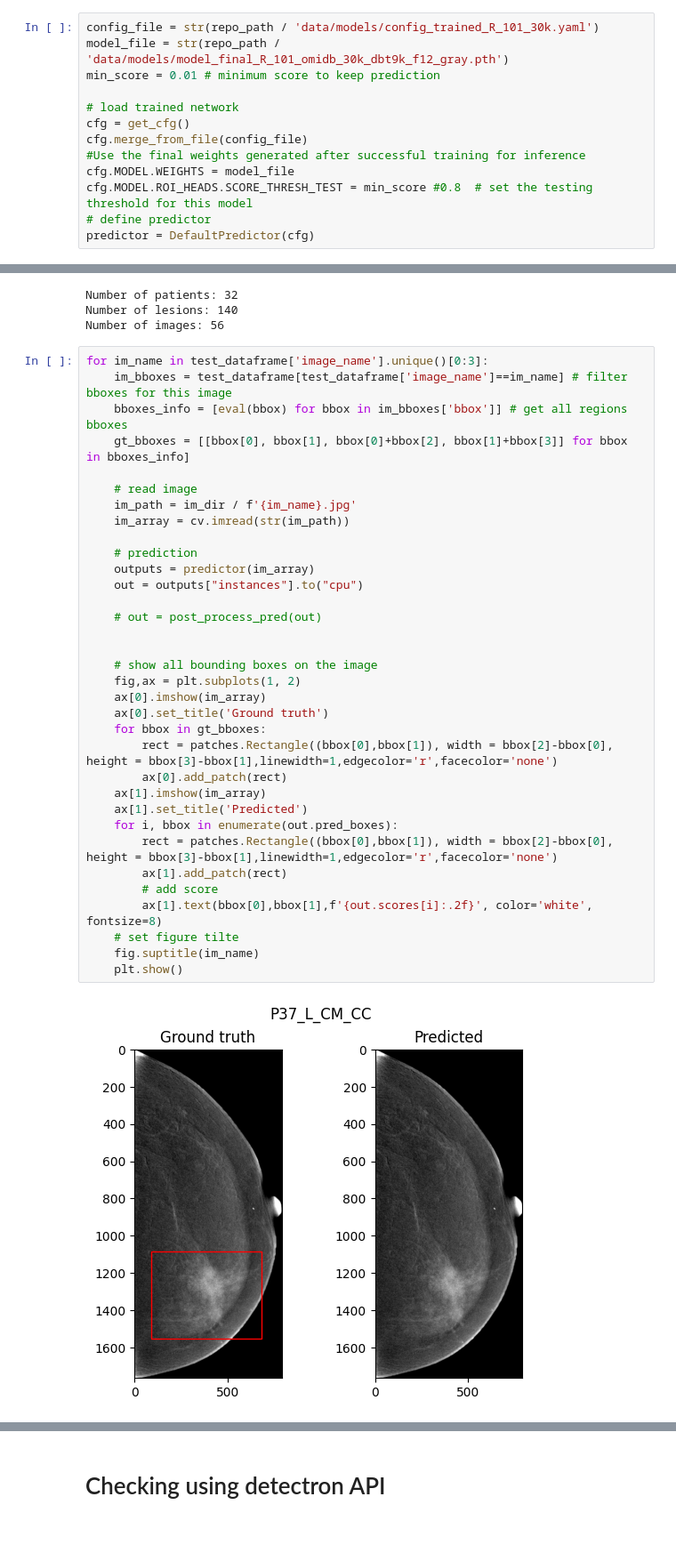
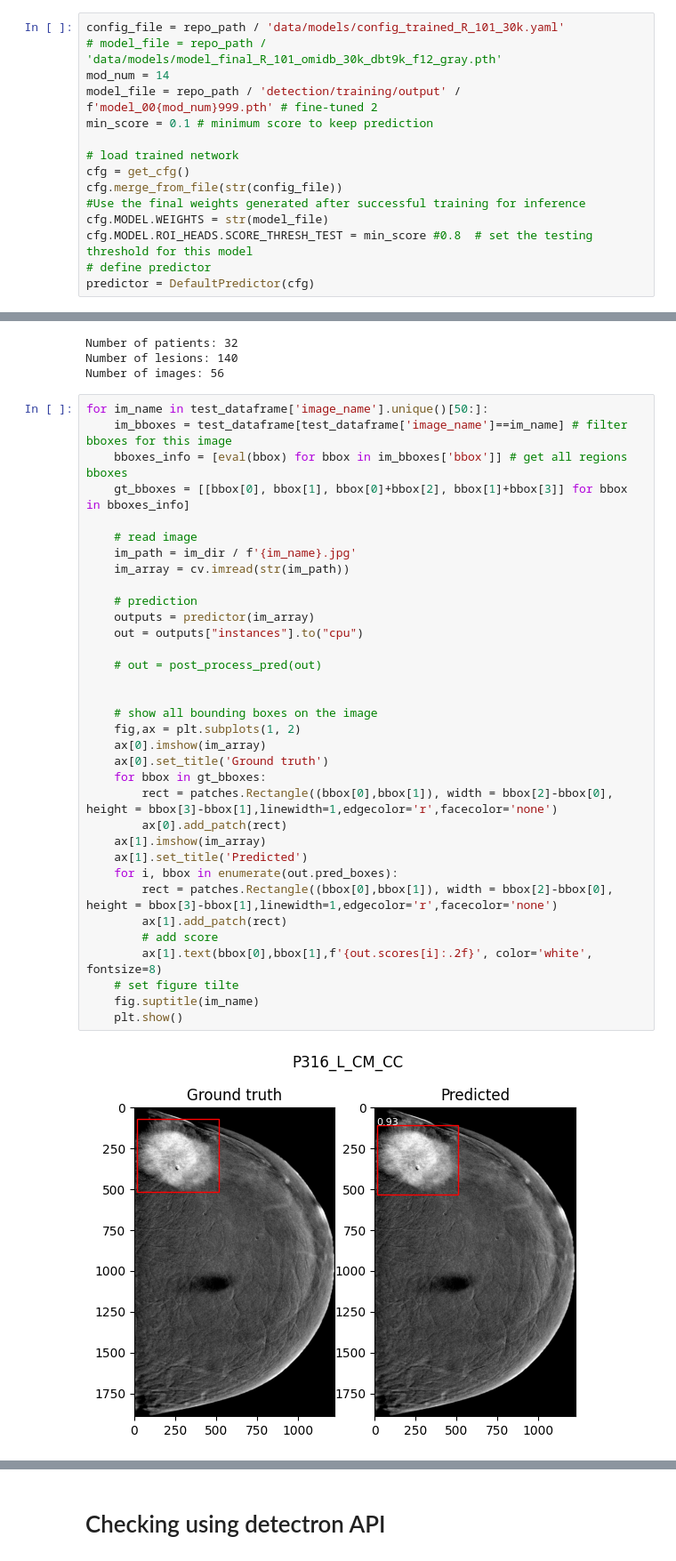
Before and after one commit to Likalto4/CEM-Detect, a Jupyter notebook: detection/inference/pure_DBT_visuals.ipynb, the cells around one changed output, grey strips where cells are left out. Shown: that part at 89% size. Saved outputs shown, nothing was run; the diff lists cells and outputs as text; blank space fills up the shorter version.

```diff
--- a/detection/inference/pure_DBT_visuals.ipynb
+++ b/detection/inference/pure_DBT_visuals.ipynb
@@ -79,15 +79,17 @@ def post_process_pred(out):
 # %% [markdown]
 Define the pre-trained DBT prediction model
 # %%
-config_file = str(repo_path / 'data/models/config_trained_R_101_30k.yaml')
-model_file = str(repo_path / 'data/models/model_final_R_101_omidb_30k_dbt9k_f12_gray.pth')
-min_score = 0.01 # minimum score to keep prediction
+config_file = repo_path / 'data/models/config_trained_R_101_30k.yaml'
+# model_file = repo_path / 'data/models/model_final_R_101_omidb_30k_dbt9k_f12_gray.pth'
+mod_num = 14
+model_file = repo_path / 'detection/training/output' / f'model_00{mod_num}999.pth' # fine-tuned 2
+min_score = 0.1 # minimum score to keep prediction
 
 # load trained network
 cfg = get_cfg()
-cfg.merge_from_file(config_file)
+cfg.merge_from_file(str(config_file))
 #Use the final weights generated after successful training for inference
-cfg.MODEL.WEIGHTS = model_file
+cfg.MODEL.WEIGHTS = str(model_file)
 cfg.MODEL.ROI_HEADS.SCORE_THRESH_TEST = min_score #0.8  # set the testing threshold for this model
 # define predictor
 predictor = DefaultPredictor(cfg)
@@ -106,38 +108,38 @@ Number of patients: 32
 Number of lesions: 140
 Number of images: 56
 # %%
-for im_name in test_dataframe['image_name'].unique()[0:3]:
+for im_name in test_dataframe['image_name'].unique()[50:]:
     im_bboxes = test_dataframe[test_dataframe['image_name']==im_name] # filter bboxes for this image
     bboxes_info = [eval(bbox) for bbox in im_bboxes['bbox']] # get all regions bboxes
     gt_bboxes = [[bbox[0], bbox[1], bbox[0]+bbox[2], bbox[1]+bbox[3]] for bbox in bboxes_info]
 
     # read image
     im_path = im_dir / f'{im_name}.jpg'
     im_array = cv.imread(str(im_path))
 
     # prediction
     outputs = predictor(im_array)
     out = outputs["instances"].to("cpu")
 
     # out = post_process_pred(out)
 
 
     # show all bounding boxes on the image
     fig,ax = plt.subplots(1, 2)
     ax[0].imshow(im_array)
     ax[0].set_title('Ground truth')
     for bbox in gt_bboxes:
         rect = patches.Rectangle((bbox[0],bbox[1]), width = bbox[2]-bbox[0], height = bbox[3]-bbox[1],linewidth=1,edgecolor='r',facecolor='none')
         ax[0].add_patch(rect)
     ax[1].imshow(im_array)
     ax[1].set_title('Predicted')
     for i, bbox in enumerate(out.pred_boxes):
         rect = patches.Rectangle((bbox[0],bbox[1]), width = bbox[2]-bbox[0], height = bbox[3]-bbox[1],linewidth=1,edgecolor='r',facecolor='none')
         ax[1].add_patch(rect)
         # add score
         ax[1].text(bbox[0],bbox[1],f'{out.scores[i]:.2f}', color='white', fontsize=8)
     # set figure tilte
     fig.suptitle(im_name)
     plt.show()
 # %% [output]
-[figure, old version]
+[figure, new version]
```
Also changed, not shown: parts of 2 cells of this notebook, 2 other files.
